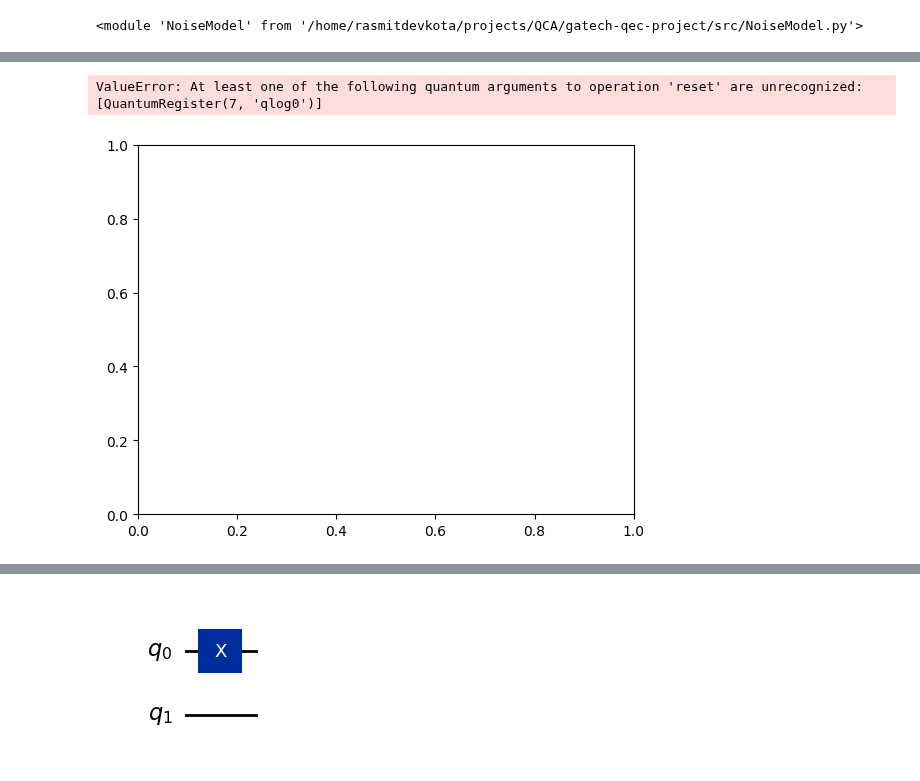
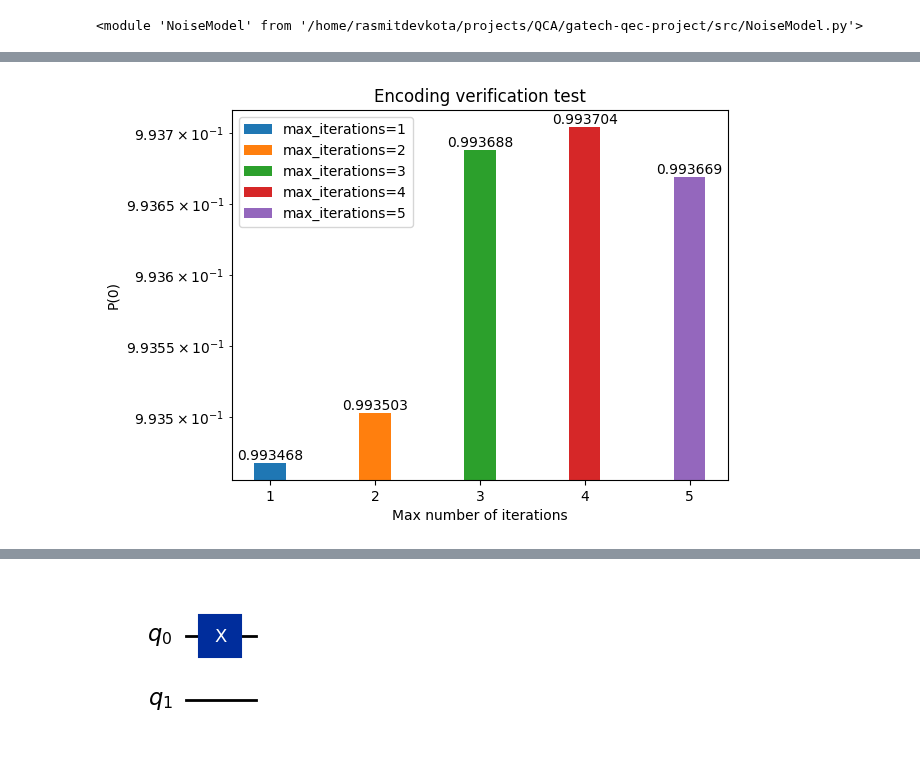
Before and after one commit to GT-Quantum-Computing-Association/LogicalQ, a Jupyter notebook: src/LogicalDemo.ipynb, the cells around one changed output, grey strips where cells are left out. Saved outputs shown, nothing was run; the diff lists cells and outputs as text; code cells hidden in the pictures.

```diff
--- a/src/LogicalDemo.ipynb
+++ b/src/LogicalDemo.ipynb
@@ -63,7 +63,7 @@ max_max_it = 5
 shots = int(1E6)
 
 simulator = AerSimulator()
-noise_model = construct_noise_model_QuantinuumH1_1(n_qubits=lqcirc.num_qubits-2)
+noise_model = construct_noise_model_QuantinuumH1_1(n_qubits=lqcirc.num_qubits, ignore_qubits=[lqcirc.num_qubits-1, lqcirc.num_qubits-1-1])
 
 fig, ax = plt.subplots()
 plot_option = "probs"
@@ -88,35 +88,34 @@ for max_it in range(1, max_max_it+1):
         if o[-1] == '0':
             zeros += 1
         if o[-1] == '1':
             ones += 1
 
     counts = [zeros, ones]
 
     if plot_option == "counts":
         data = counts
     elif plot_option == "probs":
         data = [count/shots for count in counts]
     else:
         raise ValueError(f"'{plot_option}' is not a valid plot_option; choose from ['counts', 'probs']")
 
     # @TODO - this doesn't render correctly (actually, it doesn't render at all) with logit scale
     bar = ax.bar(max_it, data[0], width, log=True, label=f"max_iterations={max_it}")
     ax.bar_label(bar)
 
 ax.set_xticks(outcomes)
 
 ax.set_yscale("log")
 
 ax.set_title("Encoding verification test")
 ax.set_xlabel("Max number of iterations")
 ax.set_ylabel("N(0)" if plot_option == "counts" else "P(0)")
 
 ax.legend()
 
 plt.show()
 # %% [output]
-ValueError: At least one of the following quantum arguments to operation 'reset' are unrecognized: [QuantumRegister(7, 'qlog0')]
-[figure, old version]
+[figure, new version]
 # %%
 lqcirc = LogicalCircuit(1, (7,1,3), stabilizer_tableau)
 lqcirc.encode(0)
```
Also changed, not shown: parts of 3 cells of this notebook, 1 other file.
